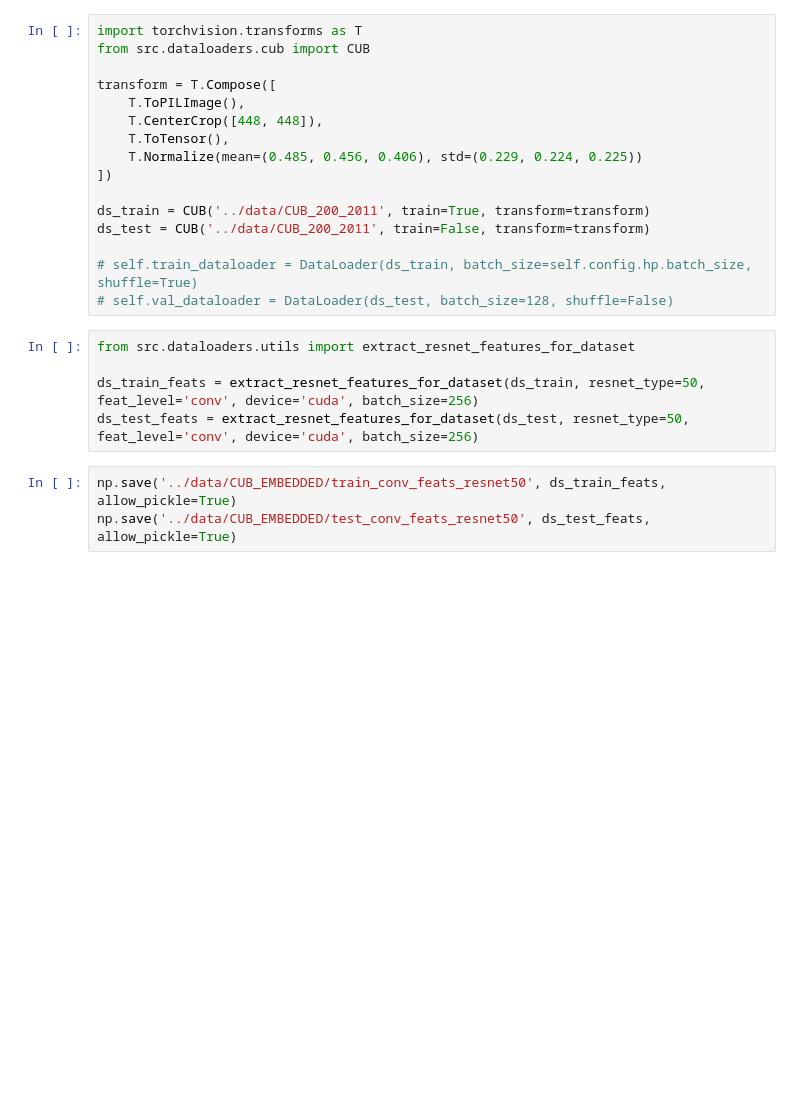
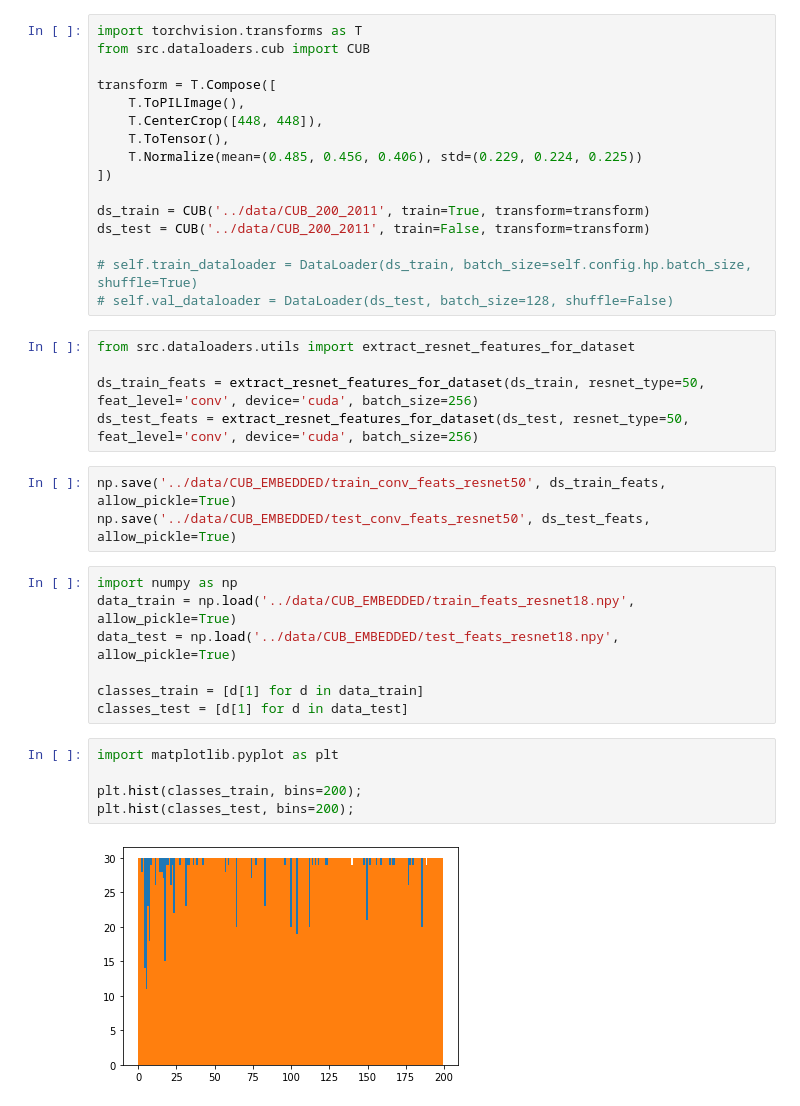
Before and after one commit to universome/class-norm, a Jupyter notebook: notebooks/zoo.ipynb, the cells around one changed output. Drawn from its saved outputs; the diff is of its cells as text; blank space fills up the shorter version.

```diff
--- a/notebooks/zoo.ipynb
+++ b/notebooks/zoo.ipynb
@@ -42,3 +42,17 @@ ds_test_feats = extract_resnet_features_for_dataset(ds_test, resnet_type=50, fea
 # %%
 np.save('../data/CUB_EMBEDDED/train_conv_feats_resnet50', ds_train_feats, allow_pickle=True)
 np.save('../data/CUB_EMBEDDED/test_conv_feats_resnet50', ds_test_feats, allow_pickle=True)
+# %%
+import numpy as np
+data_train = np.load('../data/CUB_EMBEDDED/train_feats_resnet18.npy', allow_pickle=True)
+data_test = np.load('../data/CUB_EMBEDDED/test_feats_resnet18.npy', allow_pickle=True)
+
+classes_train = [d[1] for d in data_train]
+classes_test = [d[1] for d in data_test]
+# %%
+import matplotlib.pyplot as plt
+
+plt.hist(classes_train, bins=200);
+plt.hist(classes_test, bins=200);
+# %% [output]
+[figure, added]
```
Also changed, not shown: 2 other files.
